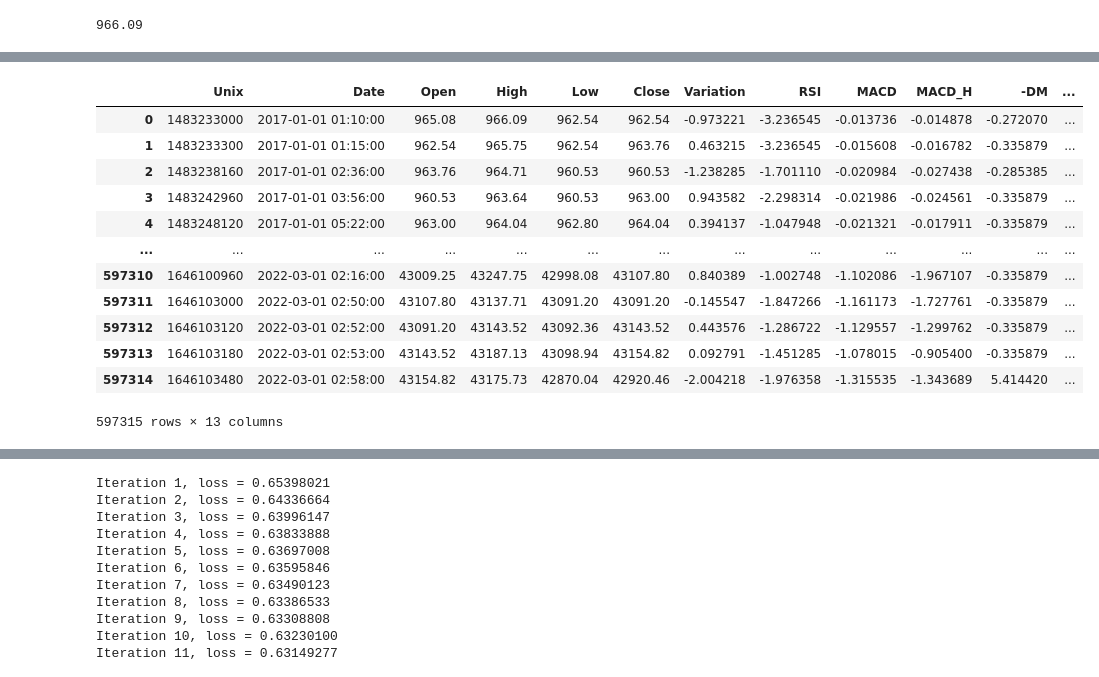
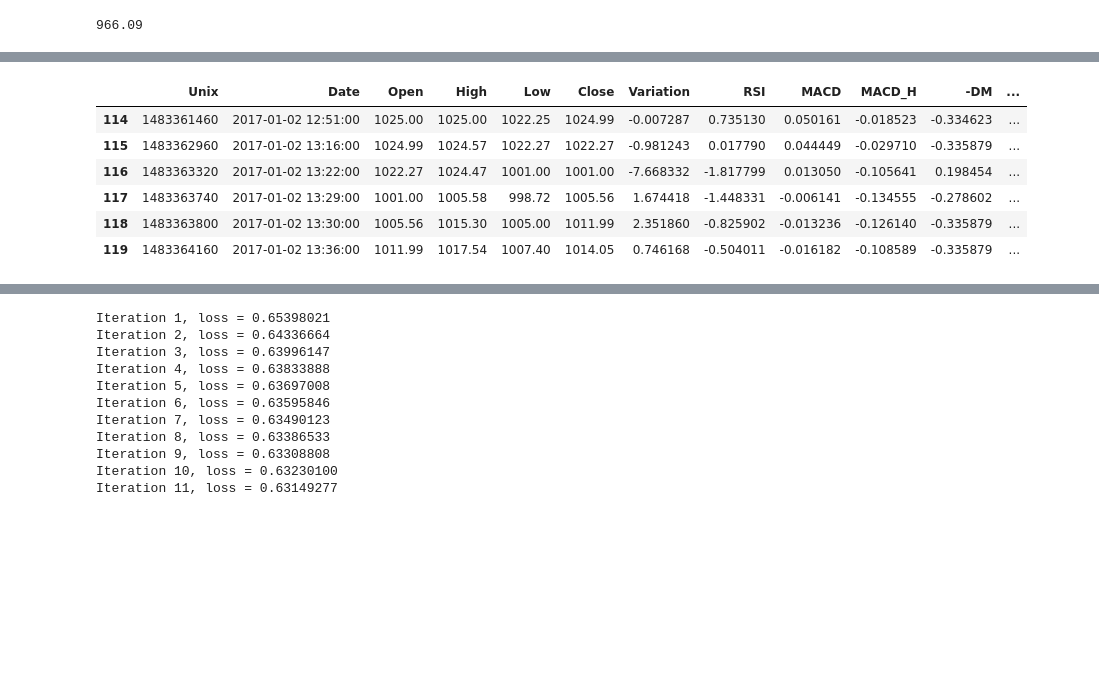
Before and after one commit to Alexis-Fauxbaton/Financial-Predictions, a Jupyter notebook: predict_dollar.ipynb, the cells around one changed output, grey strips where cells are left out. Drawn from its saved outputs; the diff is of its cells as text; code cells hidden in the pictures; blank space fills up the shorter version.

```diff
--- a/predict_dollar.ipynb
+++ b/predict_dollar.ipynb
@@ -6,6 +6,7 @@ import matplotlib.pyplot as plt
 from catboost import CatBoostClassifier
 import xgboost as xgb
 import random
+pd.set_option("display.max_rows", 30)
 # %%
 data = pd.read_csv("dollar_data/dollar_data_SIGNALS.csv")
 # %%
@@ -104,16 +104,10 @@ min_s
 # %%
-data
+data[114:120]
 # %% [output]
 |  | Unix | Date | Open | High | Low | Close | Variation | RSI | MACD | MACD_H | -DM | ... |
-| 0 | 1483233000 | 2017-01-01 01:10:00 | 965.08 | 966.09 | 962.54 | 962.54 | -0.973221 | -3.236545 | -0.013736 | -0.014878 | -0.272070 | ... |
-| 1 | 1483233300 | 2017-01-01 01:15:00 | 962.54 | 965.75 | 962.54 | 963.76 | 0.463215 | -3.236545 | -0.015608 | -0.016782 | -0.335879 | ... |
-| 2 | 1483238160 | 2017-01-01 02:36:00 | 963.76 | 964.71 | 960.53 | 960.53 | -1.238285 | -1.701110 | -0.020984 | -0.027438 | -0.285385 | ... |
-| 3 | 1483242960 | 2017-01-01 03:56:00 | 960.53 | 963.64 | 960.53 | 963.00 | 0.943582 | -2.298314 | -0.021986 | -0.024561 | -0.335879 | ... |
-| 4 | 1483248120 | 2017-01-01 05:22:00 | 963.00 | 964.04 | 962.80 | 964.04 | 0.394137 | -1.047948 | -0.021321 | -0.017911 | -0.335879 | ... |
-| ... | ... | ... | ... | ... | ... | ... | ... | ... | ... | ... | ... | ... |
-| 597310 | 1646100960 | 2022-03-01 02:16:00 | 43009.25 | 43247.75 | 42998.08 | 43107.80 | 0.840389 | -1.002748 | -1.102086 | -1.967107 | -0.335879 | ... |
-| 597311 | 1646103000 | 2022-03-01 02:50:00 | 43107.80 | 43137.71 | 43091.20 | 43091.20 | -0.145547 | -1.847266 | -1.161173 | -1.727761 | -0.335879 | ... |
-| 597312 | 1646103120 | 2022-03-01 02:52:00 | 43091.20 | 43143.52 | 43092.36 | 43143.52 | 0.443576 | -1.286722 | -1.129557 | -1.299762 | -0.335879 | ... |
-| 597313 | 1646103180 | 2022-03-01 02:53:00 | 43143.52 | 43187.13 | 43098.94 | 43154.82 | 0.092791 | -1.451285 | -1.078015 | -0.905400 | -0.335879 | ... |
-| 597314 | 1646103480 | 2022-03-01 02:58:00 | 43154.82 | 43175.73 | 42870.04 | 42920.46 | -2.004218 | -1.976358 | -1.315535 | -1.343689 | 5.414420 | ... |
+| 114 | 1483361460 | 2017-01-02 12:51:00 | 1025.00 | 1025.00 | 1022.25 | 1024.99 | -0.007287 | 0.735130 | 0.050161 | -0.018523 | -0.334623 | ... |
+| 115 | 1483362960 | 2017-01-02 13:16:00 | 1024.99 | 1024.57 | 1022.27 | 1022.27 | -0.981243 | 0.017790 | 0.044449 | -0.029710 | -0.335879 | ... |
+| 116 | 1483363320 | 2017-01-02 13:22:00 | 1022.27 | 1024.47 | 1001.00 | 1001.00 | -7.668332 | -1.817799 | 0.013050 | -0.105641 | 0.198454 | ... |
+| 117 | 1483363740 | 2017-01-02 13:29:00 | 1001.00 | 1005.58 | 998.72 | 1005.56 | 1.674418 | -1.448331 | -0.006141 | -0.134555 | -0.278602 | ... |
+| 118 | 1483363800 | 2017-01-02 13:30:00 | 1005.56 | 1015.30 | 1005.00 | 1011.99 | 2.351860 | -0.825902 | -0.013236 | -0.126140 | -0.335879 | ... |
+| 119 | 1483364160 | 2017-01-02 13:36:00 | 1011.99 | 1017.54 | 1007.40 | 1014.05 | 0.746168 | -0.504011 | -0.016182 | -0.108589 | -0.335879 | ... |
-597315 rows × 13 columns
```
Also changed, not shown: parts of 8 cells of this notebook, 5 other files.
